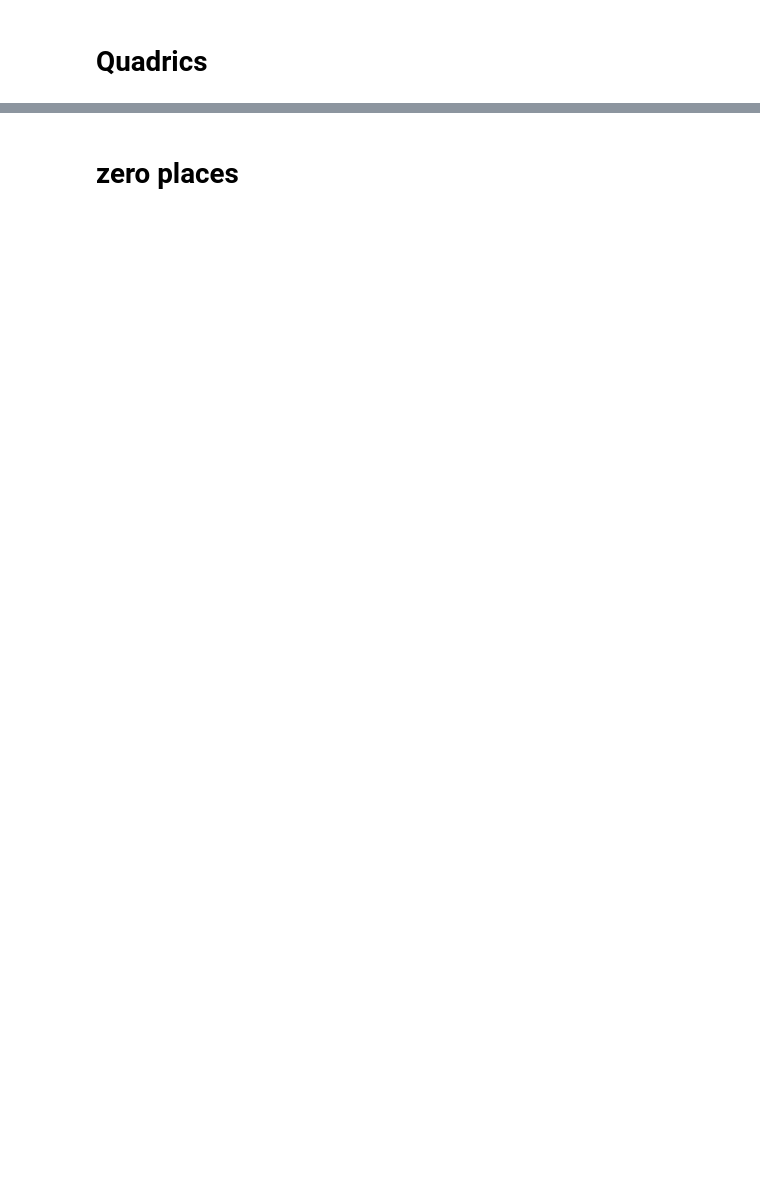
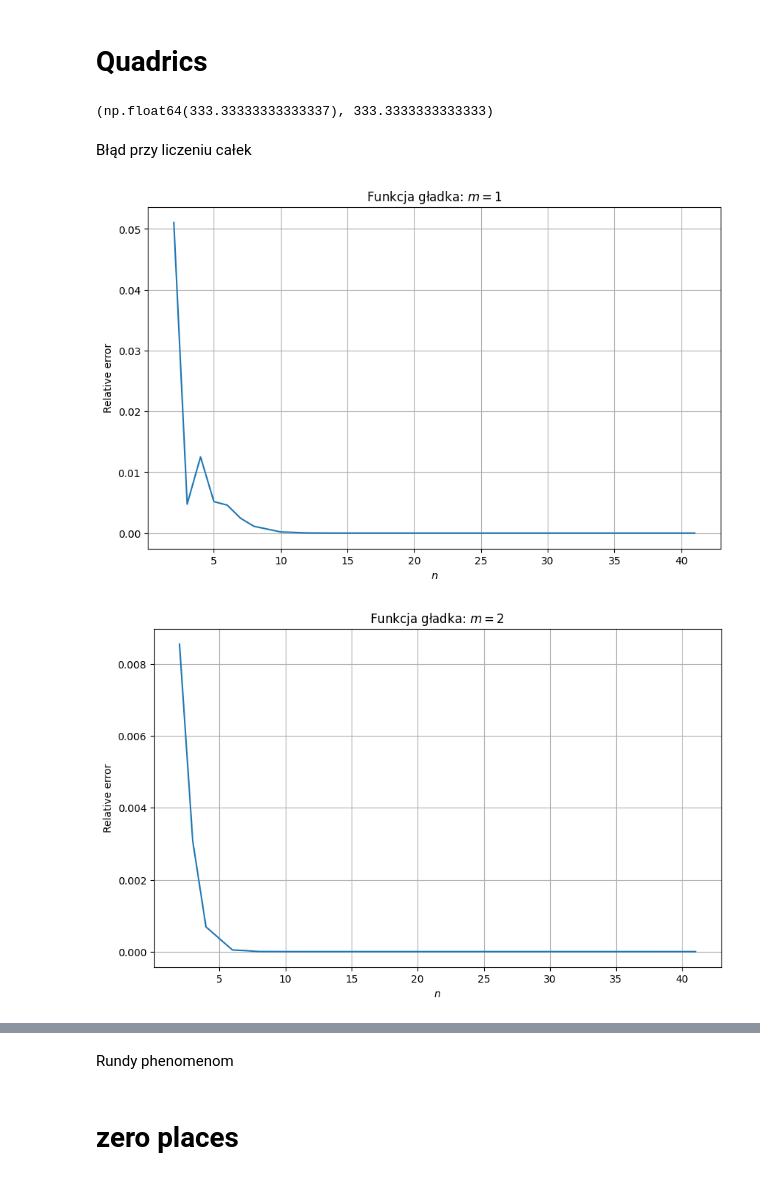
Before and after one commit to maxi7524/numerical_methods_lab06, a Jupyter notebook: tests.ipynb, the cells around one changed output, grey strips where cells are left out. Drawn from its saved outputs; the diff is of its cells as text; code cells hidden in the pictures; blank space fills up the shorter version.

Commit message:
Zadanie 1 metoda Newtona-Cotesa

```diff
--- a/tests.ipynb
+++ b/tests.ipynb
@@ -5,3 +5,13 @@ from algorithms import *
 from time import perf_counter
 # %% [markdown]
 # Quadrics
+# %%
+# working test
+func = lambda x: x**2
+func_int = lambda x: 1/3 * x**3
+
+newton_cotes_complex(func, 0, 10, 2, 5), (func_int(10) - func_int(0))
+# %% [output]
+(np.float64(333.33333333333337), 333.3333333333333)
+# %% [markdown]
+Błąd przy liczeniu całek
@@ -7,0 +59,31 @@ from time import perf_counter
+# %%
+names = list(functions.keys())
+
+for m_i in range(4):
+    error = m_list_smooth[m_i]
+    name = names[0]
+    n = list(range(n_range_start, n_range_end))
+    plt.figure(figsize=(10, 6))
+    plt.plot(n, error)
+    plt.title(f'{name}: $m={m_i+1}$')
+    plt.grid()
+    plt.xlabel('$n$')
+    plt.ylabel('Relative error')
+    plt.savefig(dpi=300, fname=f'smth_{m_i + 1}')
+    plt.show()
+
+for m_i in range(4):
+    error = m_list_not_smooth[m_i]
+    name = names[1]
+    n = list(range(n_range_start, n_range_end))
+    plt.figure(figsize=(10, 6))
+    plt.plot(n, error)
+    plt.title(f'{name}:$m={m_i+1}$')
+    plt.grid()
+    plt.xlabel('$n$')
+    plt.ylabel('Relative error')
+    plt.savefig(dpi=300, fname=f'nsmth_{m_i + 1}')
+    plt.show()
+# %% [output]
+[figure, added]
+[figure, added]
@@ -8,3 +96,5 @@ from time import perf_counter
+# %% [markdown]
+Rundy phenomenom
 # %% [markdown]
 # zero places
 # %%
```
Also changed, not shown: parts of 6 cells of this notebook, 2 other files.
